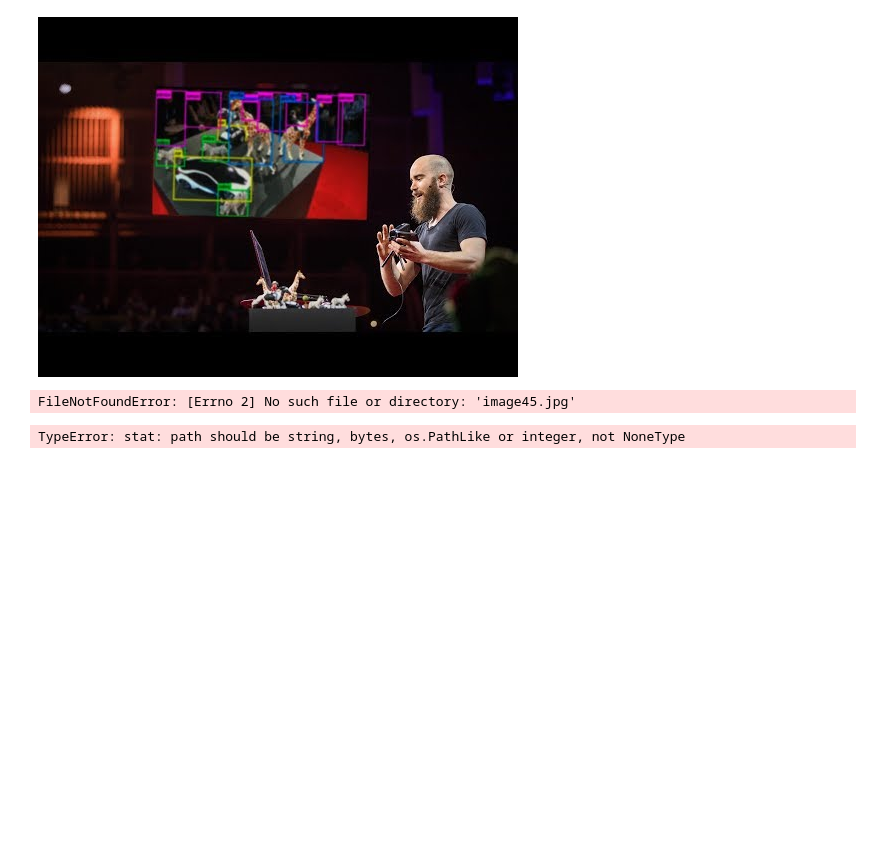
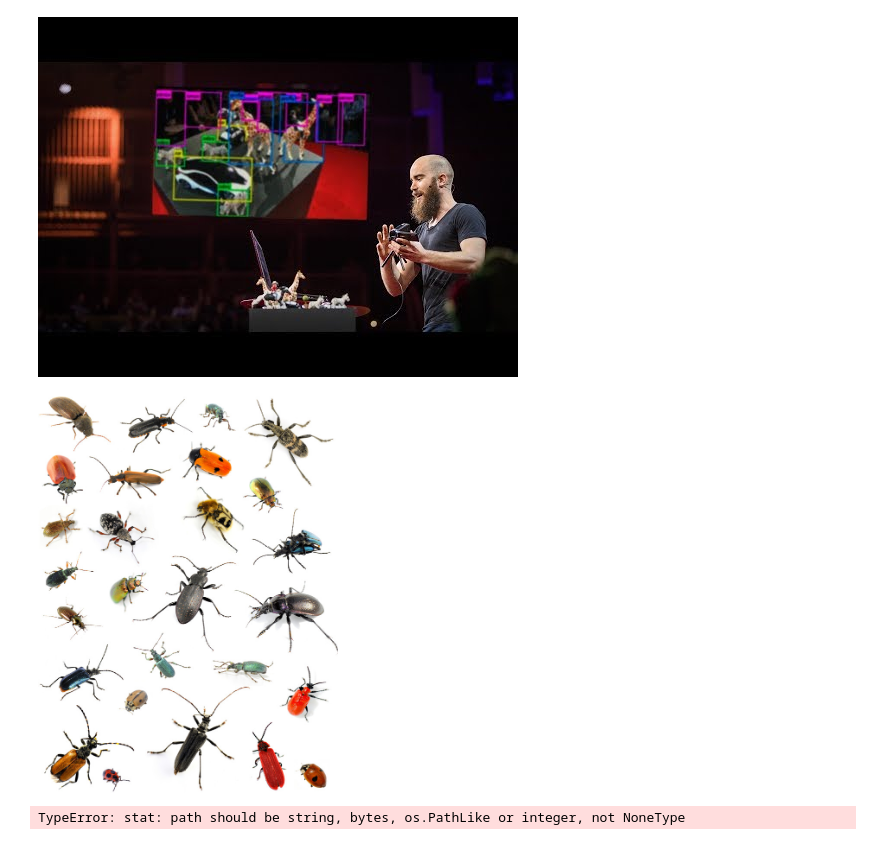
Before and after one commit to MichielBbal/Notebooks, a Jupyter notebook: 1.9 IPython.ipynb, the cells around one changed output. Drawn from its saved outputs; the diff is of its cells as text; code cells hidden in the pictures; blank space fills up the shorter version.

```diff
--- a/1.9 IPython.ipynb
+++ b/1.9 IPython.ipynb
@@ -31,13 +31,12 @@ YouTubeVideo('Cgxsv1riJhI')
 # %% [output]
 [figure]
 # %%
-import IPython
 from IPython import display
 #IPython.display.Image(data=None, url=None, filename=None, format=None, embed=None, width=None, height=None, retina=False, unconfined=False, metadata=None)
 
-IPython.display.Image(filename="image45.jpg")
+IPython.display.Image(filename="insecten.png", width=300, height=300)
 # %% [output]
-FileNotFoundError: [Errno 2] No such file or directory: 'image45.jpg'
+[figure, added]
 # %%
 import IPython
 #from IPython import display
```
Also changed, not shown: 16 other files.
